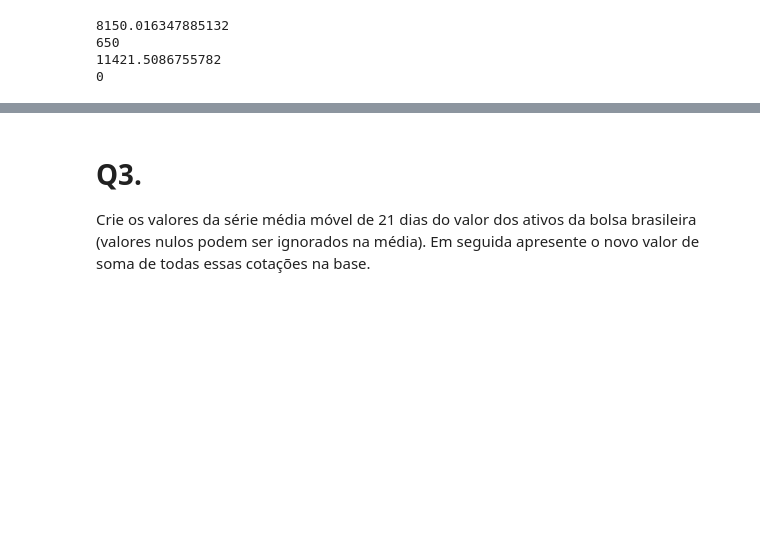
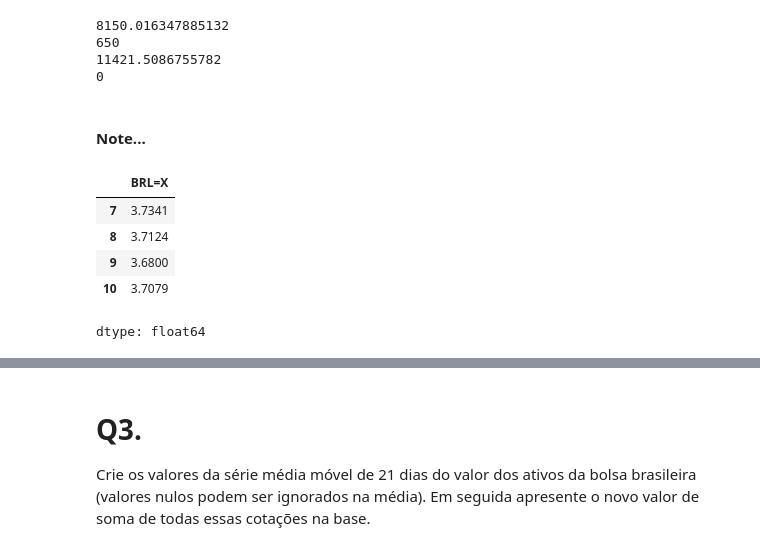
Before and after one commit to Rogerio-mack/IMT_CD_2025, a Jupyter notebook: Ex_loc_iloc_solucao.ipynb, the cells around one changed output, grey strips where cells are left out. Drawn from its saved outputs; the diff is of its cells as text; code cells hidden in the pictures; blank space fills up the shorter version.

```diff
--- a/Ex_loc_iloc_solucao.ipynb
+++ b/Ex_loc_iloc_solucao.ipynb
@@ -65,12 +65,14 @@ print(df['^BVSP'].sum())
 
 Para efetuar uma análise tomamos a resolução de substituir os valores ausentes do real pela média dos últimos três valores anteriores (dias anteriores). Realize essa alteração na base. Em seguida apresente o novo valor de soma de todas as cotações do real na base.
 # %%
+df = pd.read_csv('https://github.com/Rogerio-mack/IMT_CD_2025/raw/refs/heads/main/data/stocks_2019_2025.csv')
+
 print(df['BRL=X'].sum())
 print(df['BRL=X'].isnull().sum())
 
 for i in range(3, len(df)):
     if pd.isna(df.loc[i,'BRL=X']):
-        df.loc[i,'BRL=X'] = np.mean(df.loc[i-3:i,'BRL=X'])
+        df.loc[i,'BRL=X'] = np.mean(df.loc[i-3:i-1,'BRL=X'])
 
 print(df['BRL=X'].sum())
 print(df['BRL=X'].isnull().sum())
@@ -79,3 +81,14 @@ print(df['BRL=X'].isnull().sum())
 650
 11421.5086755782
 0
+# %% [markdown]
+#### Note...
+# %%
+df.loc[10-3:10,'BRL=X']
+# %% [output]
+|  | BRL=X |
+| 7 | 3.7341 |
+| 8 | 3.7124 |
+| 9 | 3.6800 |
+| 10 | 3.7079 |
+dtype: float64
```
Also changed, not shown: parts of 6 cells of this notebook.
